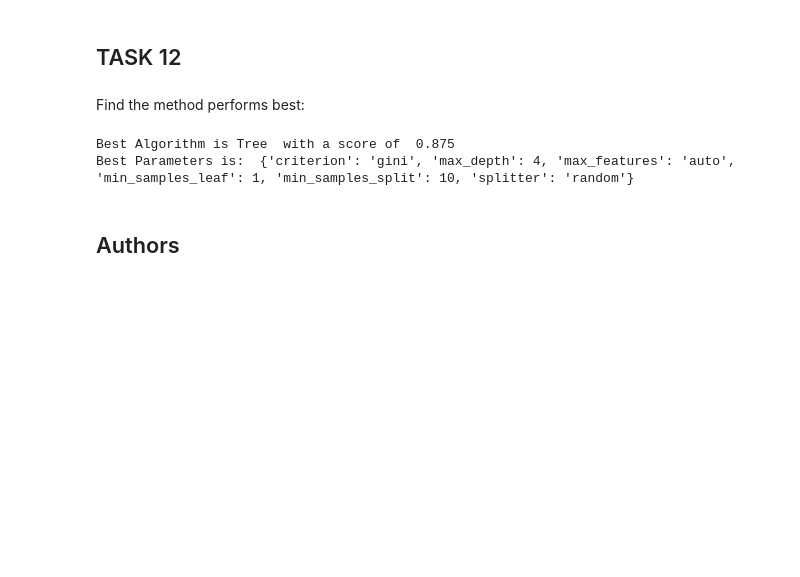
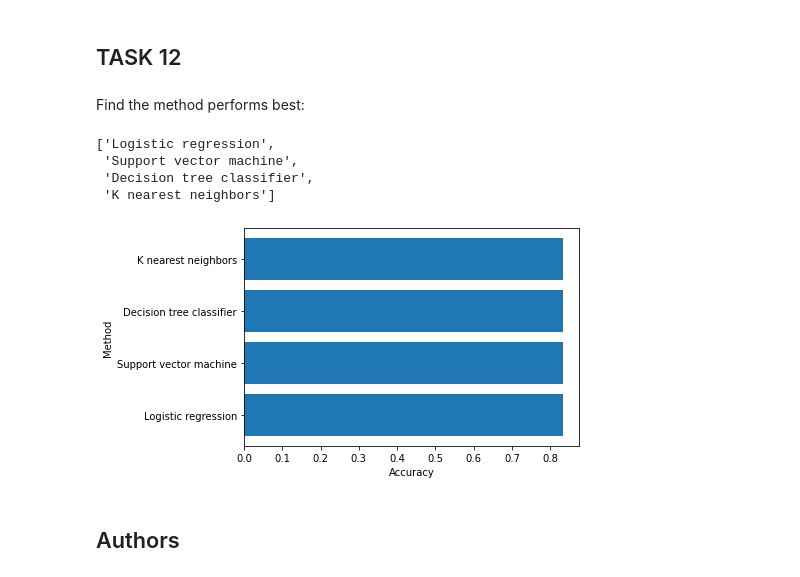
Before and after one commit to khalidalsmoul/Data_Science_Capstone, a Jupyter notebook: Machine Learning Prediction.ipynb, the cells around one changed output. Saved outputs shown, nothing was run; the diff lists cells and outputs as text; code cells hidden in the pictures; blank space fills up the shorter version.

```diff
--- a/Machine Learning Prediction.ipynb
+++ b/Machine Learning Prediction.ipynb
@@ -171,6 +171,11 @@ accuracy : 0.8464285714285713
 ## TASK  5
 # %% [markdown]
 Calculate the accuracy on the test data using the method <code>score</code>:
+# %%
+methods = []
+accuracy = []
+methods.append('Logistic regression')
+accuracy.append(logreg_cv.score(X_test, Y_test))
 # %%
 logreg_cv.score(X_test, Y_test)
 # %% [output]
@@ -212,0 +214,4 @@ svm_cv.score(X_test, Y_test)
+# %%
+methods.append('Support vector machine')
+accuracy.append(svm_cv.score(X_test, Y_test))
+svm_cv.score(X_test, Y_test)
@@ -249,0 +253,4 @@ ValueError: Found input variables with inconsistent numbers of samples: [72, 18]
+# %%
+methods.append('Decision tree classifier')
+accuracy.append(tree_cv.score(X_test, Y_test))
+tree_cv.score(X_test,Y_test)
@@ -283,0 +289,4 @@ knn_cv.score(X_test, Y_test)
+# %%
+methods.append('K nearest neighbors')
+accuracy.append(knn_cv.score(X_test, Y_test))
+knn_cv.score(X_test, Y_test)
@@ -292,19 +303,23 @@ plot_confusion_matrix(Y_test,yhat)
 ## TASK  12
 # %% [markdown]
 Find the method performs best:
-# %%
-alg = {'KNN' : knn_cv.best_score_, 'Tree' : tree_cv.best_score_, 'LogisticRegression' : logreg_cv.best_score_}
-bestAlg = max(alg, key = alg.get)
-print("Best Algorithm is", bestAlg, " with a score of ", alg[bestAlg])
-if bestAlg == 'KNN':
-    print("Best Parameters is: ", knn_cv.best_params_)
-if bestAlg == 'Tree':
-    print("Best Parameters is: ", tree_cv.best_params_)
-if bestAlg == 'LogisticRegression':
-    print("Best Parameters is: ", logreg_cv.best_params_)
-# %% [output]
-Best Algorithm is Tree  with a score of  0.875
-Best Parameters is:  {'criterion': 'gini', 'max_depth': 4, 'max_features': 'auto', 'min_samples_leaf': 1, 'min_samples_split': 10, 'splitter': 'random'}
+# %%
+methods
+# %% [output]
+['Logistic regression',
+ 'Support vector machine',
+ 'Decision tree classifier',
+ 'K nearest neighbors']
+# %%
+import numpy as np
+import matplotlib.pyplot as plt
+
+plt.barh(methods, accuracy)
+plt.xlabel('Accuracy')
+plt.ylabel('Method')
+plt.show()
+# %% [output]
+[figure, added]
 # %% [markdown]
 ## Authors
 # %% [markdown]
```
Also changed, not shown: parts of 9 cells of this notebook.
